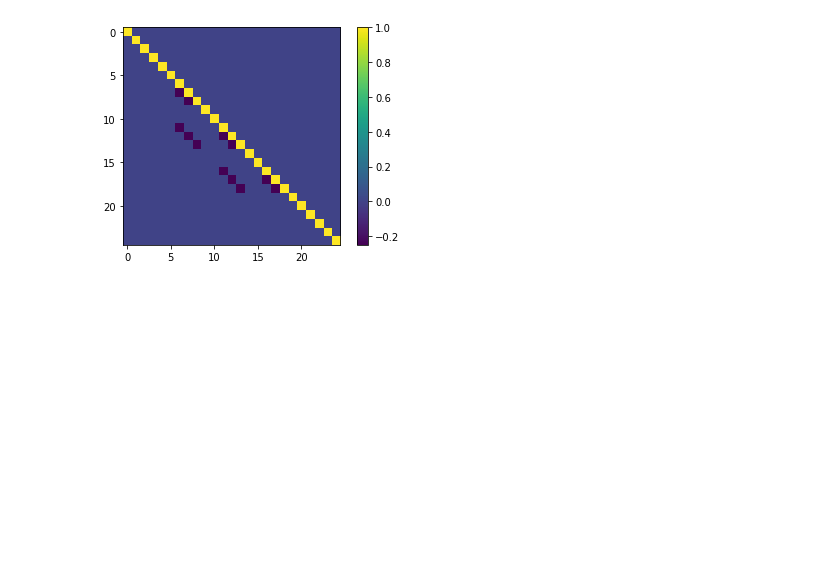
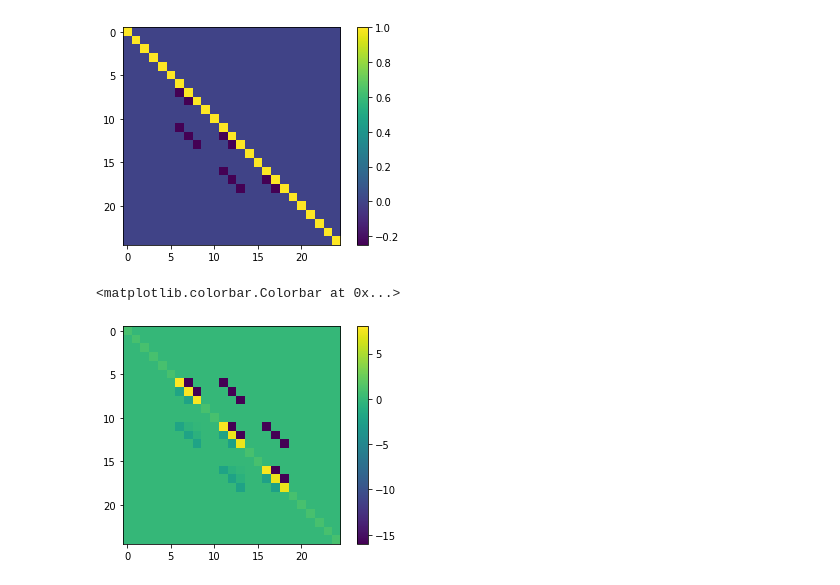
Before and after one commit to SangersJeroen/WI4201, a Jupyter notebook: tensor.ipynb, the cells around one changed output. Saved outputs shown, nothing was run; the diff lists cells and outputs as text; code cells hidden in the pictures; blank space fills up the shorter version.

```diff
--- a/tensor.ipynb
+++ b/tensor.ipynb
@@ -271,0 +290,6 @@ plt.colorbar()
+# %%
+plt.imshow(TWO_LAPLACE.toarray())
+plt.colorbar()
+# %% [output]
+<matplotlib.colorbar.Colorbar at 0x...>
+[figure, added]
```
Also changed, not shown: parts of 16 cells of this notebook.
